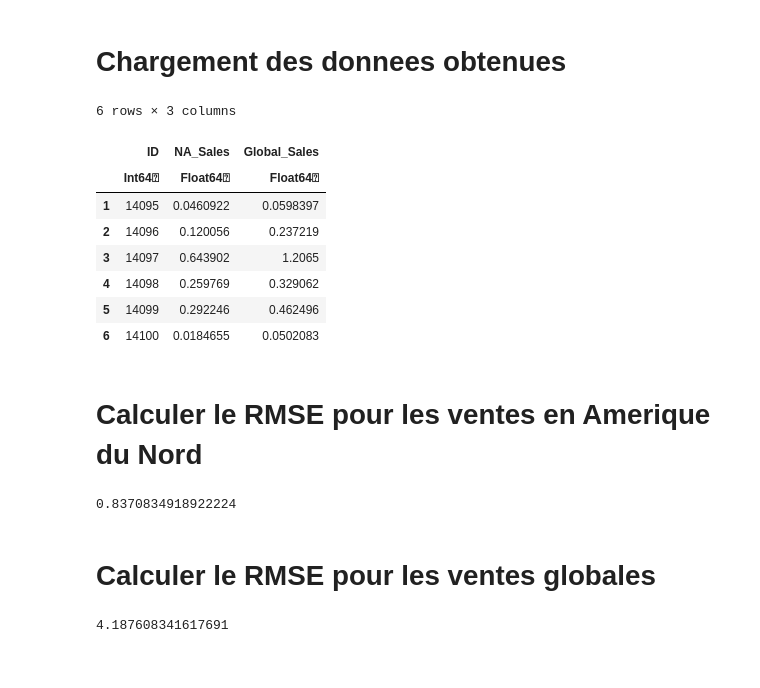
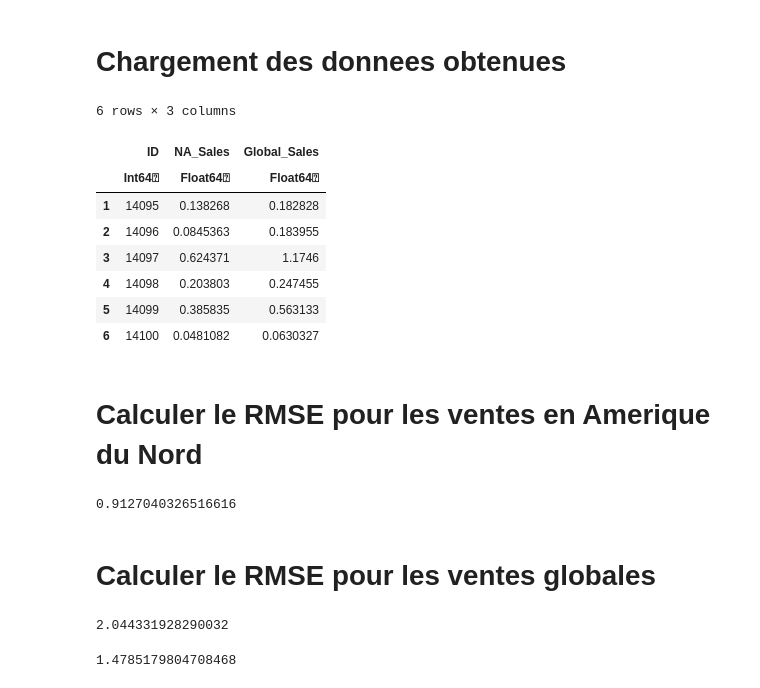
Before and after one commit to phred1/Concours, a Jupyter notebook: Testing/TestEquipe6.ipynb, the cells around one changed output. Saved outputs shown, nothing was run; the diff lists cells and outputs as text; code cells hidden in the pictures.

```diff
--- a/Testing/TestEquipe6.ipynb
+++ b/Testing/TestEquipe6.ipynb
@@ -19,18 +19,18 @@ head(testE6)
 # %% [markdown]
 # Chargement des donnees obtenues
 # %%
-benchmarkPrediction = CSV.read("prediction_ComposantePrincipale.csv")
+benchmarkPrediction = CSV.read("prediction_JP_Other_Platform_Year_Rating_Critic_User.csv")
 head(benchmarkPrediction)
 # %% [output]
 6 rows × 3 columns
 |  | ID | NA_Sales | Global_Sales |
 |  | Int64⍰ | Float64⍰ | Float64⍰ |
-| 1 | 14095 | 0.0460922 | 0.0598397 |
-| 2 | 14096 | 0.120056 | 0.237219 |
-| 3 | 14097 | 0.643902 | 1.2065 |
-| 4 | 14098 | 0.259769 | 0.329062 |
-| 5 | 14099 | 0.292246 | 0.462496 |
-| 6 | 14100 | 0.0184655 | 0.0502083 |
+| 1 | 14095 | 0.138268 | 0.182828 |
+| 2 | 14096 | 0.0845363 | 0.183955 |
+| 3 | 14097 | 0.624371 | 1.1746 |
+| 4 | 14098 | 0.203803 | 0.247455 |
+| 5 | 14099 | 0.385835 | 0.563133 |
+| 6 | 14100 | 0.0481082 | 0.0630327 |
 # %% [markdown]
 # Calculer le RMSE pour les ventes en Amerique du Nord
 # %%
@@ -41,9 +41,9 @@ somme = 0
 for i in 1:N
     somme = somme + (NABenchmark[i] - NATest[i])^2
 end
-RMSE_NA = somme / N
+RMSE_NA = sqrt(somme / N)
 # %% [output]
-0.8370834918922224
+0.9127040326516616
 # %% [markdown]
 # Calculer le RMSE pour les ventes globales
 # %%
@@ -54,6 +54,10 @@ somme = 0
 for i in 1:N
     somme = somme + (GlobalBenchmark[i] - GlobalTest[i])^2
 end
-RMSE_Globale = somme / N
+RMSE_Globale = sqrt(somme / N)
 # %% [output]
-4.187608341617691
+2.044331928290032
+# %%
+meanRMSE = (RMSE_Globale + RMSE_NA)/2
+# %% [output]
+1.4785179804708468
```
Also changed, not shown: 16 other files.
